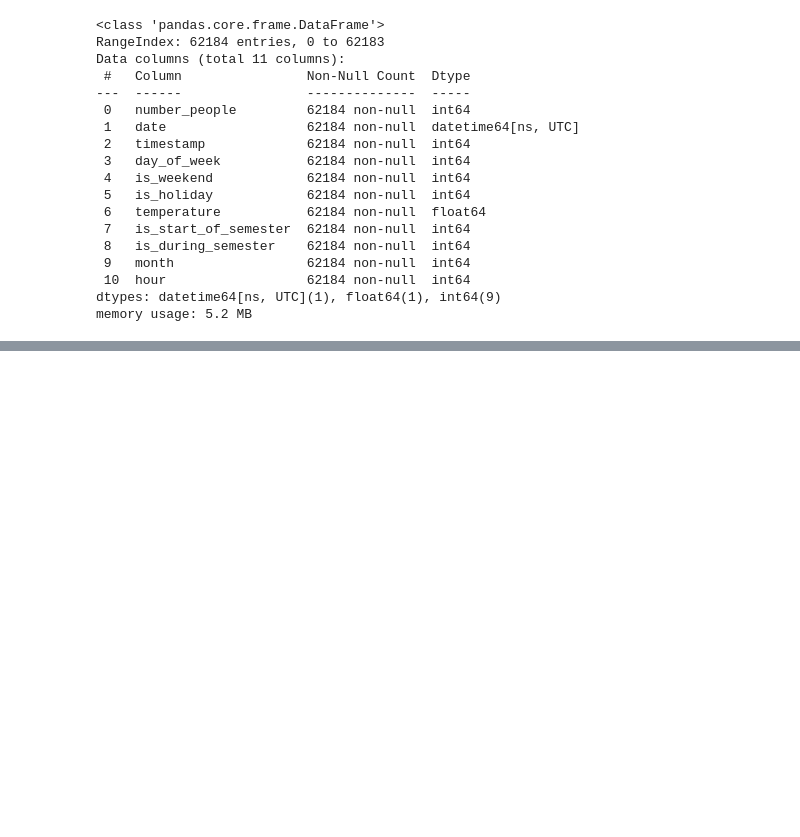
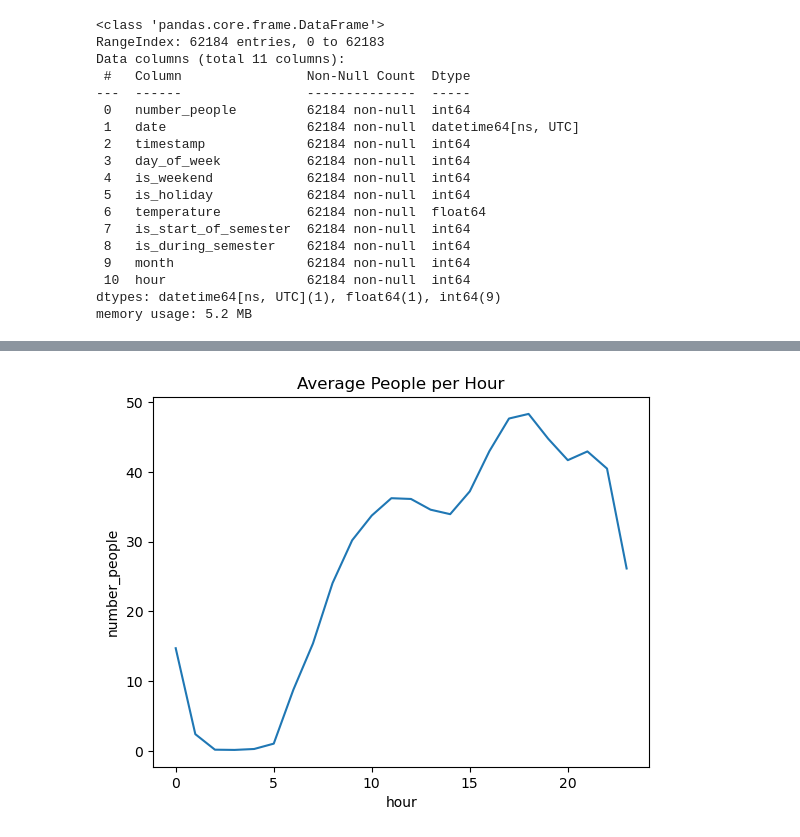
Before and after one commit to asevban/Data_Science_and_Machine_Learning_Camp_for100Days, a Jupyter notebook: Day 64-75 - Ensemble Algorithms/15-RandomForestRegressor.ipynb, the cells around one changed output, grey strips where cells are left out. Drawn from its saved outputs; the diff is of its cells as text; code cells hidden in the pictures; blank space fills up the shorter version.

```diff
--- a/Day 64-75 - Ensemble Algorithms/15-RandomForestRegressor.ipynb
+++ b/Day 64-75 - Ensemble Algorithms/15-RandomForestRegressor.ipynb
@@ -134,3 +134,5 @@ Data columns (total 11 columns):
  10  hour                  62184 non-null  int64
 dtypes: datetime64[ns, UTC](1), float64(1), int64(9)
 memory usage: 5.2 MB
+# %%
+df['year'] = df['date'].dt.year
@@ -136,0 +143,2 @@ memory usage: 5.2 MB
+# %%
+df.drop('date', axis=1, inplace=True)
@@ -136,0 +154,6 @@ memory usage: 5.2 MB
+# %%
+sns.lineplot(data=df, x="hour", y="number_people", errorbar=None)
+plt.title("Average People per Hour")
+plt.show()
+# %% [output]
+[figure, added]
```
Also changed, not shown: parts of 21 cells of this notebook.
